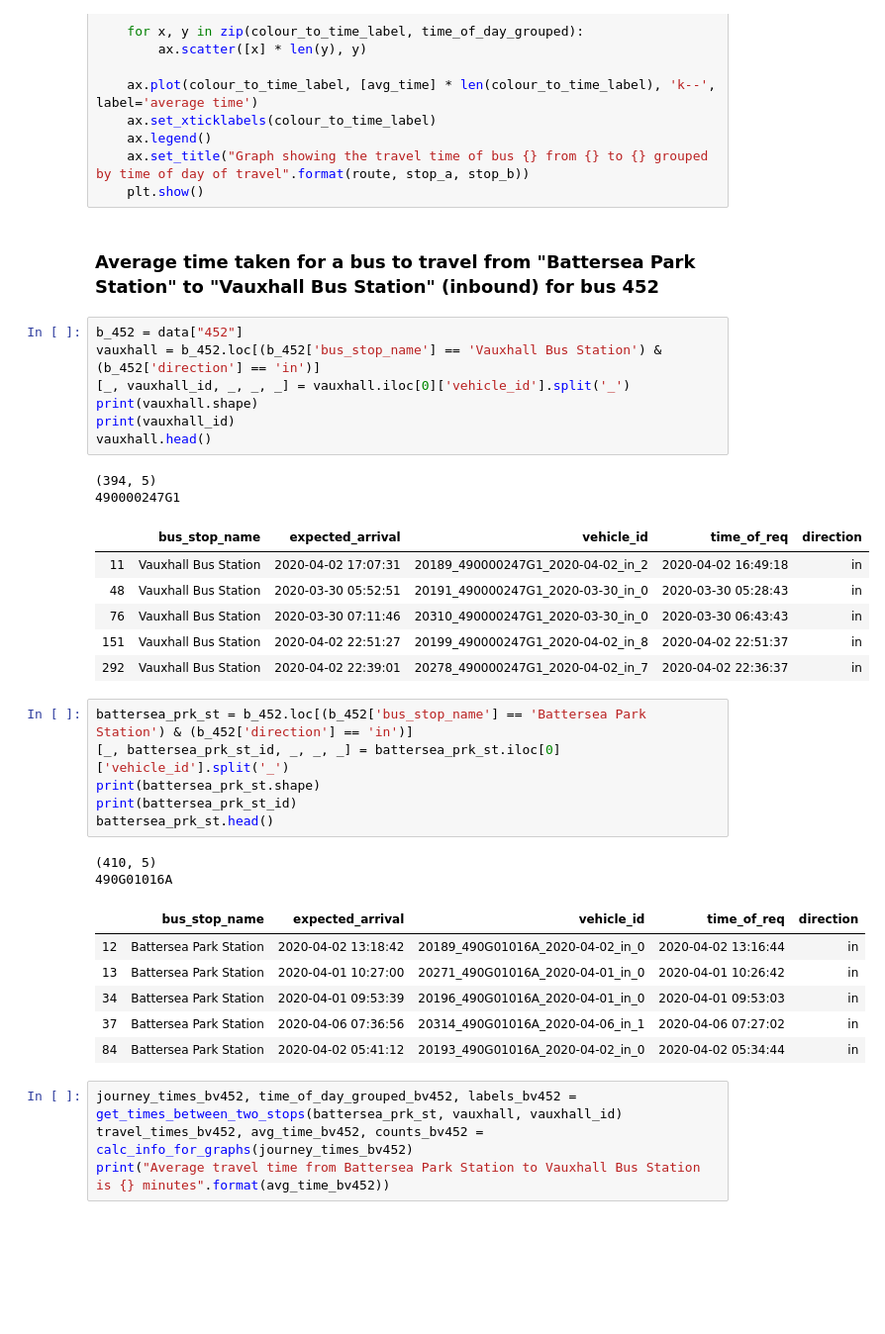
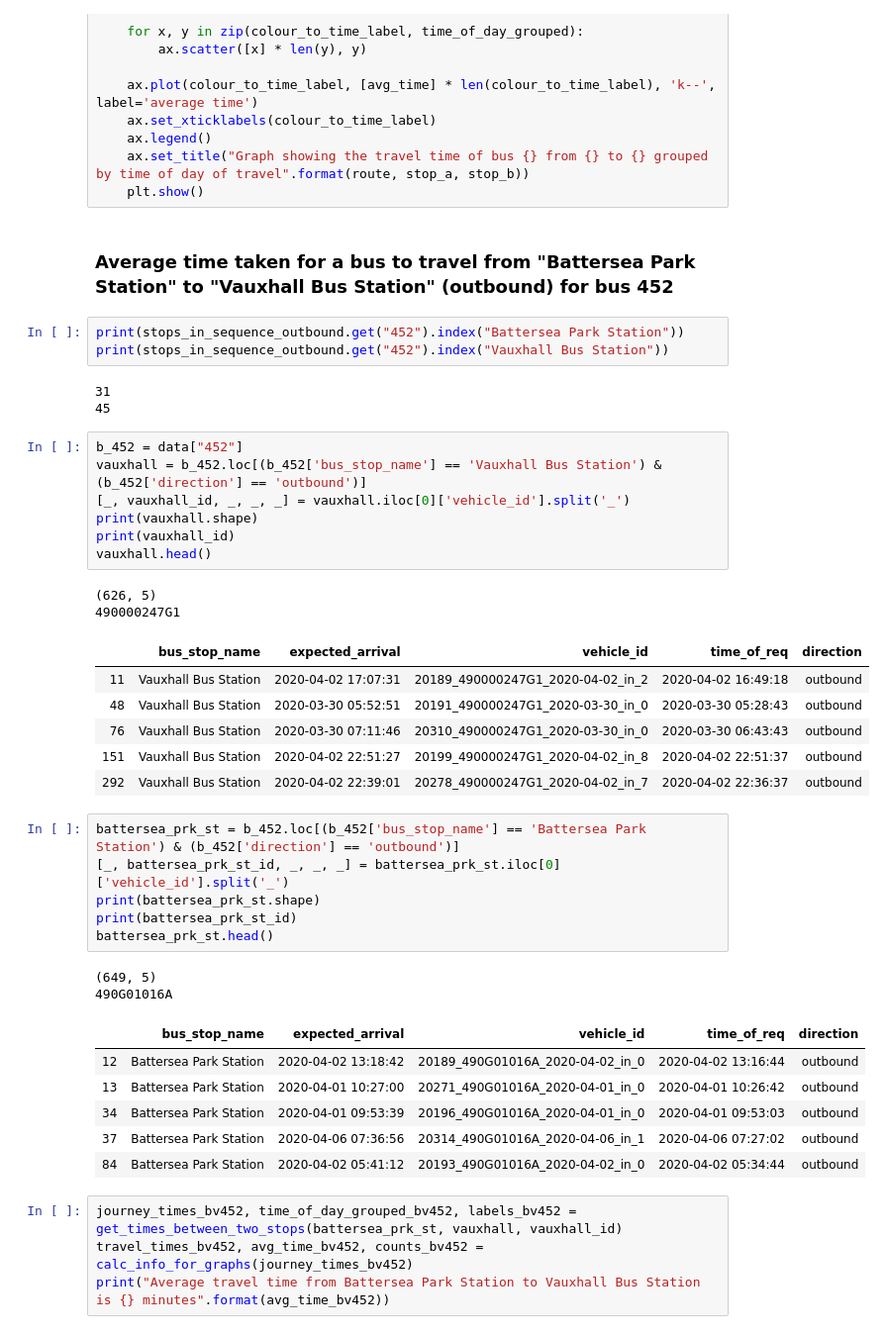
Before and after one commit to serenelc/individual-project-beng, a Jupyter notebook: data-exploration.ipynb, the cells around one changed output. Shown at 99% size. Cells and saved outputs as stored; diff of their text form; blank space fills up the shorter version.

```diff
--- a/data-exploration.ipynb
+++ b/data-exploration.ipynb
@@ -314,38 +362,44 @@ def graph_travel_by_time_of_day_2(time_of_day_grouped, avg_time, route, stop_a,
     ax.set_title("Graph showing the travel time of bus {} from {} to {} grouped by time of day of travel".format(route, stop_a, stop_b))
     plt.show()
 # %% [markdown]
-###  Average time taken for a bus to travel from "Battersea Park Station" to "Vauxhall Bus Station" (inbound) for bus 452
+###  Average time taken for a bus to travel from "Battersea Park Station" to "Vauxhall Bus Station" (outbound) for bus 452
+# %%
+print(stops_in_sequence_outbound.get("452").index("Battersea Park Station"))
+print(stops_in_sequence_outbound.get("452").index("Vauxhall Bus Station"))
+# %% [output]
+31
+45
 # %%
 b_452 = data["452"]
-vauxhall = b_452.loc[(b_452['bus_stop_name'] == 'Vauxhall Bus Station') & (b_452['direction'] == 'in')]
+vauxhall = b_452.loc[(b_452['bus_stop_name'] == 'Vauxhall Bus Station') & (b_452['direction'] == 'outbound')]
 [_, vauxhall_id, _, _, _] = vauxhall.iloc[0]['vehicle_id'].split('_')
 print(vauxhall.shape)
 print(vauxhall_id)
 vauxhall.head()
 # %% [output]
-(394, 5)
+(626, 5)
 490000247G1
 |  | bus_stop_name | expected_arrival | vehicle_id | time_of_req | direction |
-| 11 | Vauxhall Bus Station | 2020-04-02 17:07:31 | 20189_490000247G1_2020-04-02_in_2 | 2020-04-02 16:49:18 | in |
-| 48 | Vauxhall Bus Station | 2020-03-30 05:52:51 | 20191_490000247G1_2020-03-30_in_0 | 2020-03-30 05:28:43 | in |
-| 76 | Vauxhall Bus Station | 2020-03-30 07:11:46 | 20310_490000247G1_2020-03-30_in_0 | 2020-03-30 06:43:43 | in |
-| 151 | Vauxhall Bus Station | 2020-04-02 22:51:27 | 20199_490000247G1_2020-04-02_in_8 | 2020-04-02 22:51:37 | in |
-| 292 | Vauxhall Bus Station | 2020-04-02 22:39:01 | 20278_490000247G1_2020-04-02_in_7 | 2020-04-02 22:36:37 | in |
+| 11 | Vauxhall Bus Station | 2020-04-02 17:07:31 | 20189_490000247G1_2020-04-02_in_2 | 2020-04-02 16:49:18 | outbound |
+| 48 | Vauxhall Bus Station | 2020-03-30 05:52:51 | 20191_490000247G1_2020-03-30_in_0 | 2020-03-30 05:28:43 | outbound |
+| 76 | Vauxhall Bus Station | 2020-03-30 07:11:46 | 20310_490000247G1_2020-03-30_in_0 | 2020-03-30 06:43:43 | outbound |
+| 151 | Vauxhall Bus Station | 2020-04-02 22:51:27 | 20199_490000247G1_2020-04-02_in_8 | 2020-04-02 22:51:37 | outbound |
+| 292 | Vauxhall Bus Station | 2020-04-02 22:39:01 | 20278_490000247G1_2020-04-02_in_7 | 2020-04-02 22:36:37 | outbound |
 # %%
-battersea_prk_st = b_452.loc[(b_452['bus_stop_name'] == 'Battersea Park Station') & (b_452['direction'] == 'in')]
+battersea_prk_st = b_452.loc[(b_452['bus_stop_name'] == 'Battersea Park Station') & (b_452['direction'] == 'outbound')]
 [_, battersea_prk_st_id, _, _, _] = battersea_prk_st.iloc[0]['vehicle_id'].split('_')
 print(battersea_prk_st.shape)
 print(battersea_prk_st_id)
 battersea_prk_st.head()
 # %% [output]
-(410, 5)
+(649, 5)
 490G01016A
 |  | bus_stop_name | expected_arrival | vehicle_id | time_of_req | direction |
-| 12 | Battersea Park Station | 2020-04-02 13:18:42 | 20189_490G01016A_2020-04-02_in_0 | 2020-04-02 13:16:44 | in |
-| 13 | Battersea Park Station | 2020-04-01 10:27:00 | 20271_490G01016A_2020-04-01_in_0 | 2020-04-01 10:26:42 | in |
-| 34 | Battersea Park Station | 2020-04-01 09:53:39 | 20196_490G01016A_2020-04-01_in_0 | 2020-04-01 09:53:03 | in |
-| 37 | Battersea Park Station | 2020-04-06 07:36:56 | 20314_490G01016A_2020-04-06_in_1 | 2020-04-06 07:27:02 | in |
-| 84 | Battersea Park Station | 2020-04-02 05:41:12 | 20193_490G01016A_2020-04-02_in_0 | 2020-04-02 05:34:44 | in |
+| 12 | Battersea Park Station | 2020-04-02 13:18:42 | 20189_490G01016A_2020-04-02_in_0 | 2020-04-02 13:16:44 | outbound |
+| 13 | Battersea Park Station | 2020-04-01 10:27:00 | 20271_490G01016A_2020-04-01_in_0 | 2020-04-01 10:26:42 | outbound |
+| 34 | Battersea Park Station | 2020-04-01 09:53:39 | 20196_490G01016A_2020-04-01_in_0 | 2020-04-01 09:53:03 | outbound |
+| 37 | Battersea Park Station | 2020-04-06 07:36:56 | 20314_490G01016A_2020-04-06_in_1 | 2020-04-06 07:27:02 | outbound |
+| 84 | Battersea Park Station | 2020-04-02 05:41:12 | 20193_490G01016A_2020-04-02_in_0 | 2020-04-02 05:34:44 | outbound |
 # %%
 journey_times_bv452, time_of_day_grouped_bv452, labels_bv452 = get_times_between_two_stops(battersea_prk_st, vauxhall, vauxhall_id)
 travel_times_bv452, avg_time_bv452, counts_bv452 = calc_info_for_graphs(journey_times_bv452)
```
Also changed, not shown: parts of 14 cells of this notebook, 50 other files.
